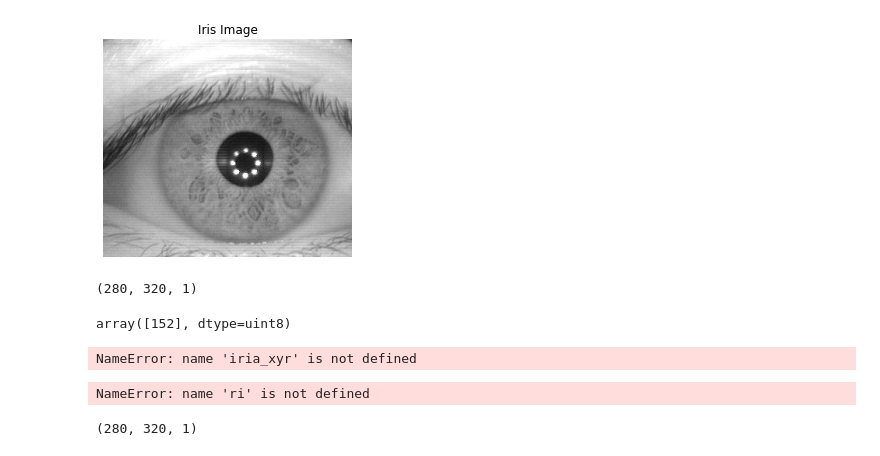
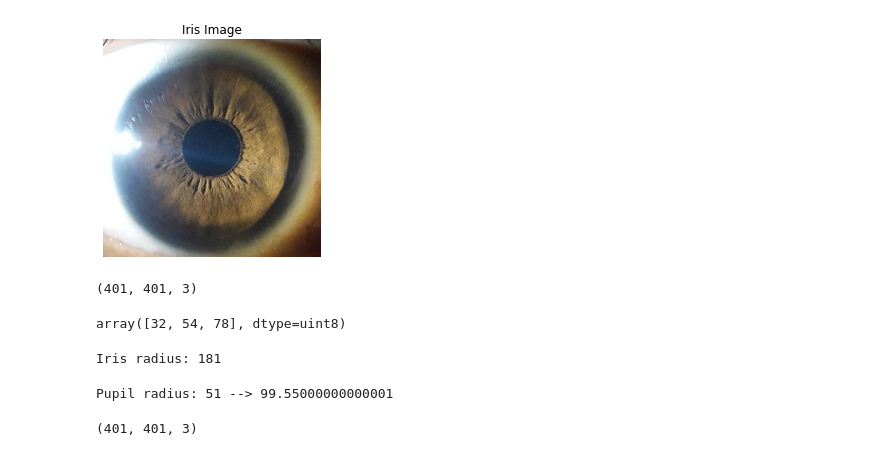
Before and after one commit to dpbenalcazar/ArtificialDilation, a Jupyter notebook: Python/Design.ipynb, the cells around one changed output. Drawn from its saved outputs; the diff is of its cells as text; code cells hidden in the pictures.

```diff
--- a/Python/Design.ipynb
+++ b/Python/Design.ipynb
@@ -13,13 +13,13 @@ dil = 0.2
 # %%
 # Open input image
-im1 = Image.open('../samples/S1008R02.png')
+im1 = Image.open('../samples/LVL.png')
 
 plt.imshow(im1, cmap='gray')
 plt.title('Iris Image')
 plt.axis('off')
 plt.show()
 # %% [output]
-[figure, old version]
+[figure, new version]
 # %%
 # Get input shape
 im1 = np.array(im1)
@@ -30,7 +30,7 @@ N, M, chanels = im1.shape
 
 im1.shape
 # %% [output]
-(280, 320, 1)
+(401, 401, 3)
 # %%
 # Get color of central pixel
 if chanels == 3:
@@ -43,15 +43,19 @@ else:
 
 col
 # %% [output]
-array([152], dtype=uint8)
+array([32, 54, 78], dtype=uint8)
 # %%
 # Get original pupuil and iris radii:
 rp1 = pupil_xyr[2]
-ri = iria_xyr[2]
+ri = iris_xyr[2]
+
+print('Iris radius: {}'.format(ri))
 # %% [output]
-NameError: name 'iria_xyr' is not defined
+Iris radius: 181
 # %%
 # Compute output pupil radius:
 rp2 = dil*ri
+
+print('Pupil radius: {} --> {}'.format(rp1,rp2))
 # %% [output]
-NameError: name 'ri' is not defined
+Pupil radius: 51 --> 99.55000000000001
@@ -61,4 +68,4 @@ im2 = np.zeros((N, M, chanels), dtype=np.uint8)
 
 im2.shape
 # %% [output]
-(280, 320, 1)
+(401, 401, 3)
```
Also changed, not shown: parts of 4 cells of this notebook, 4 other files.
